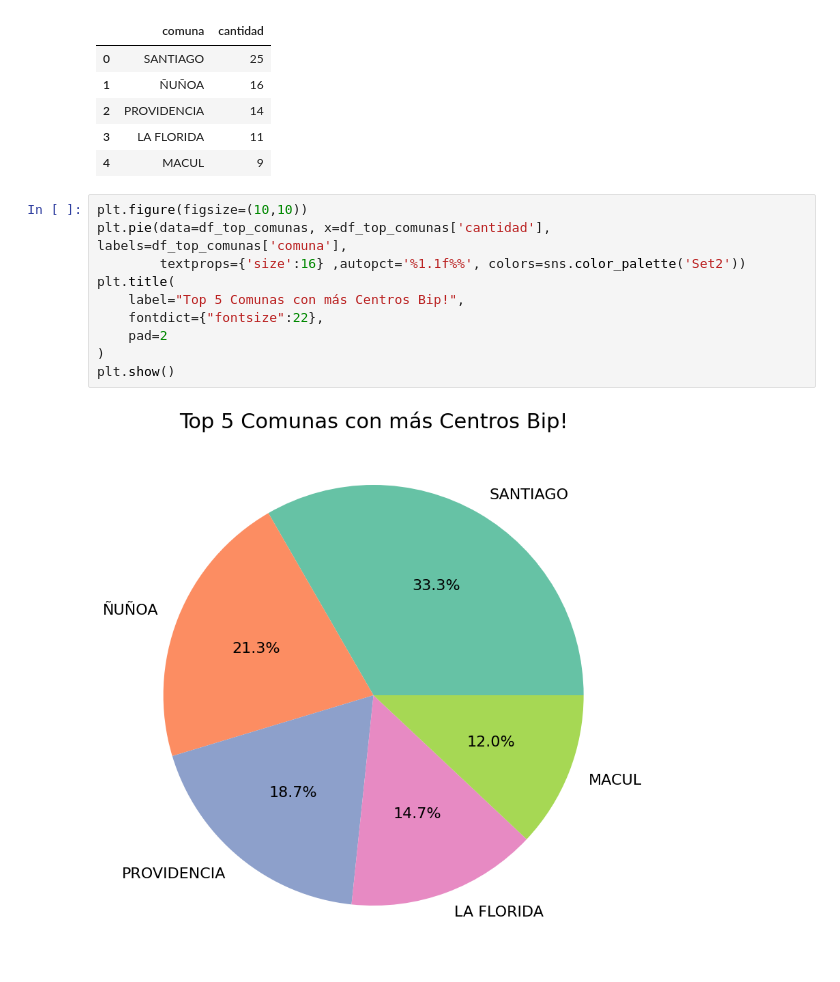
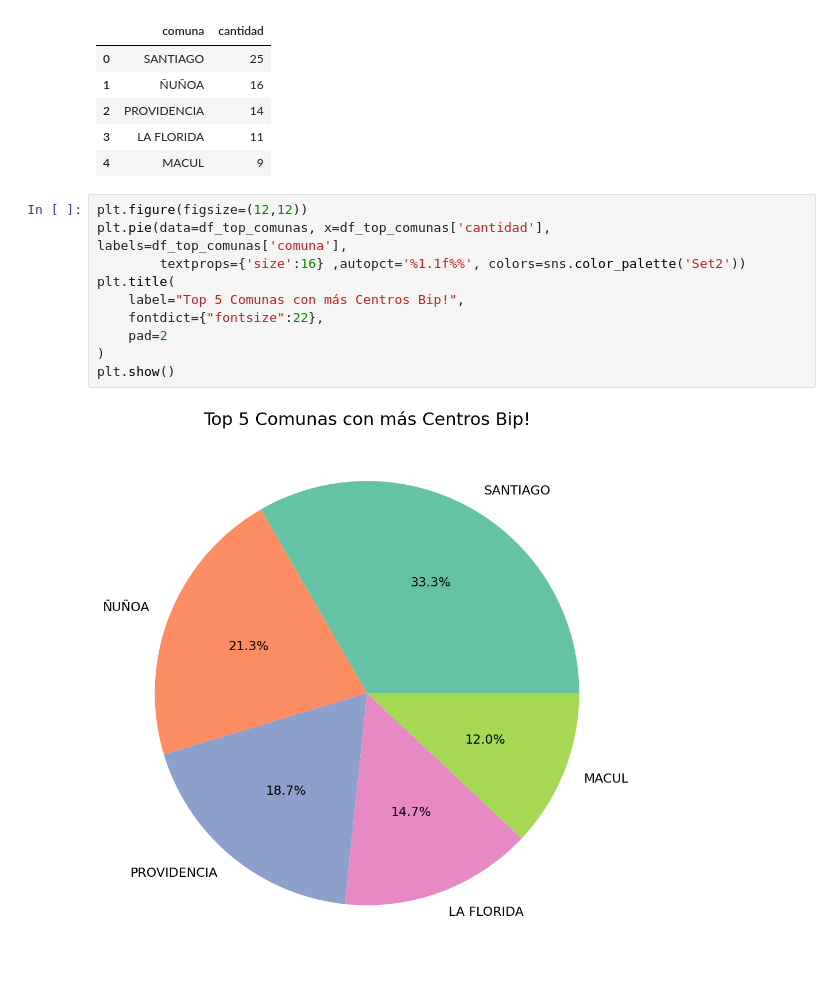
Before and after one commit to VictorOlea/bip-data-analyst-etl, a Jupyter notebook: src/bip_analisis.ipynb, the cells around one changed output. Drawn from its saved outputs; the diff is of its cells as text.

Commit message:
update pie chart

```diff
--- a/src/bip_analisis.ipynb
+++ b/src/bip_analisis.ipynb
@@ -178,14 +178,14 @@ df_top_comunas
 | 3 | LA FLORIDA | 11 |
 | 4 | MACUL | 9 |
 # %%
-plt.figure(figsize=(10,10))
+plt.figure(figsize=(12,12))
 plt.pie(data=df_top_comunas, x=df_top_comunas['cantidad'], labels=df_top_comunas['comuna'],
         textprops={'size':16} ,autopct='%1.1f%%', colors=sns.color_palette('Set2'))
 plt.title(
     label="Top 5 Comunas con más Centros Bip!",
     fontdict={"fontsize":22},
     pad=2
 )
 plt.show()
 # %% [output]
-[figure, old version]
+[figure, new version]
```
Also changed, not shown: 1 other file.
